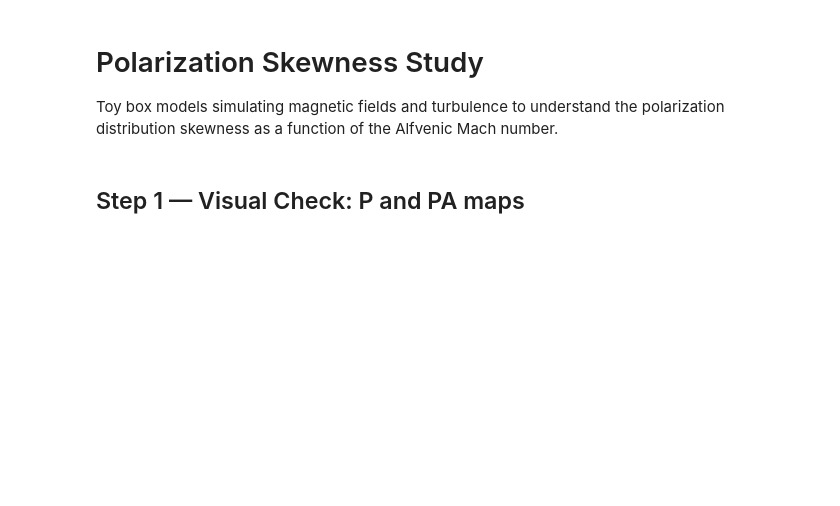
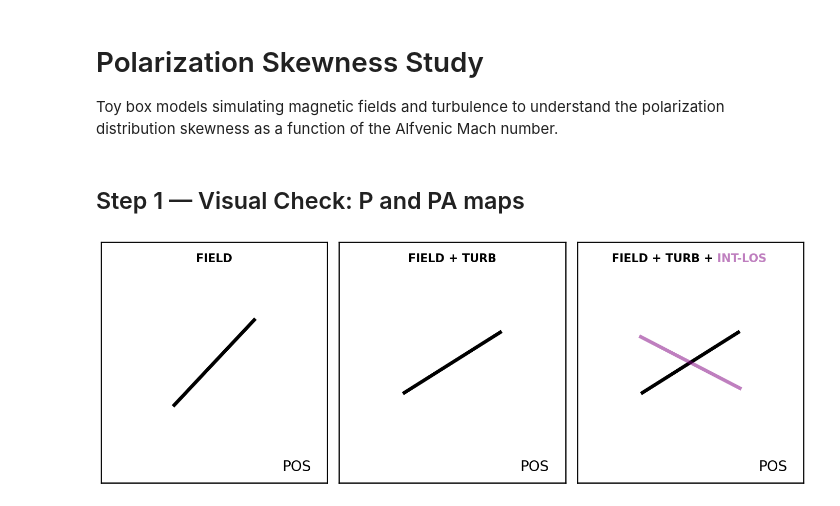
Before and after one commit to skressy/polarization_skew_study, a Jupyter notebook: polarization_study/analysis.ipynb, the cells around one changed output. Drawn from its saved outputs; the diff is of its cells as text; code cells hidden in the pictures; blank space fills up the shorter version.

```diff
--- a/polarization_study/analysis.ipynb
+++ b/polarization_study/analysis.ipynb
@@ -9,2 +11,6 @@ from plotting_functions import plot_comparison, plot_P_distributions, run_skewne
 # %% [markdown]
 ## Step 1 — Visual Check: P and PA maps
+# %%
+pf.LOS_contrib_visual()
+# %% [output]
+[figure, added]
```
Also changed, not shown: parts of 27 cells of this notebook, 33 other files.
